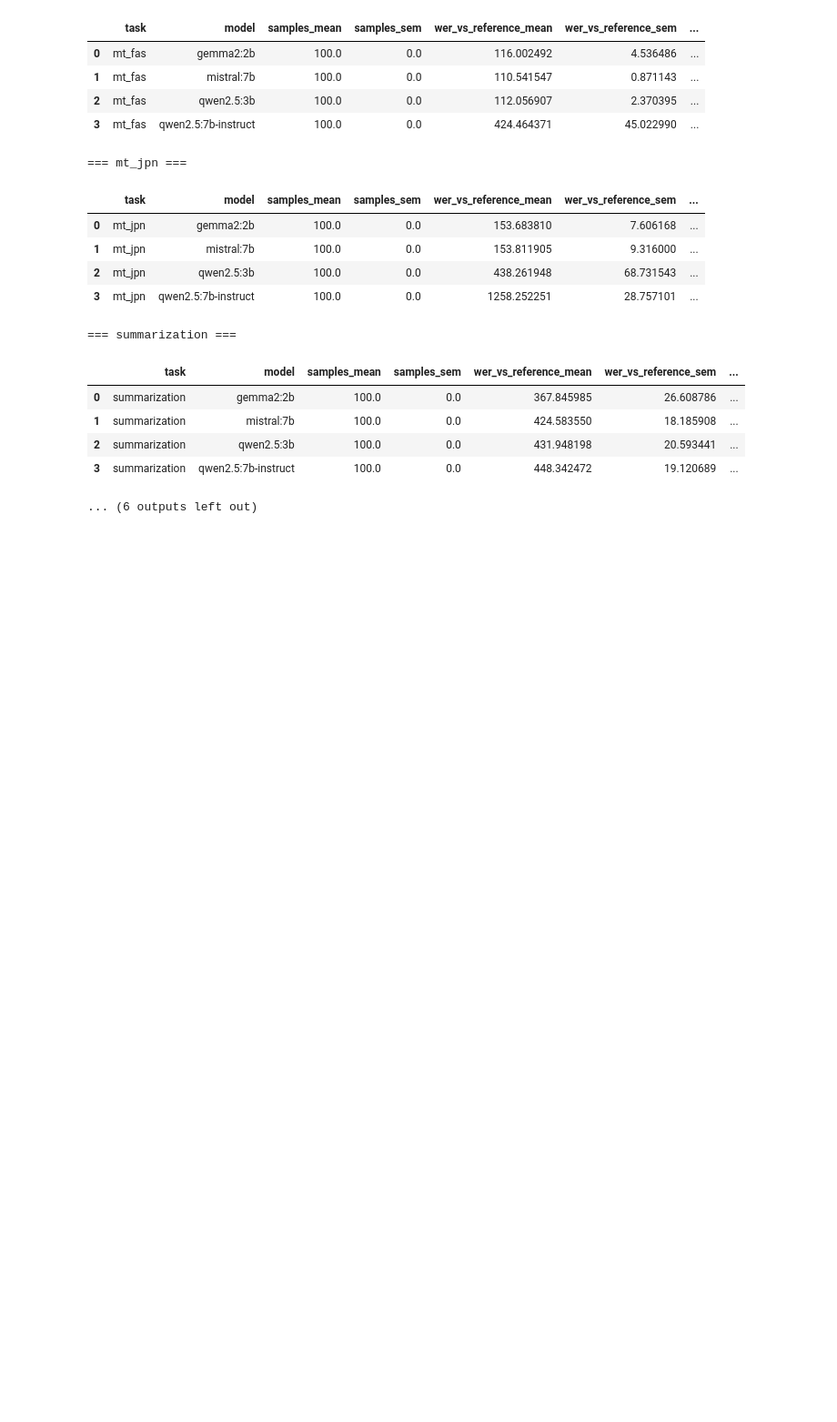
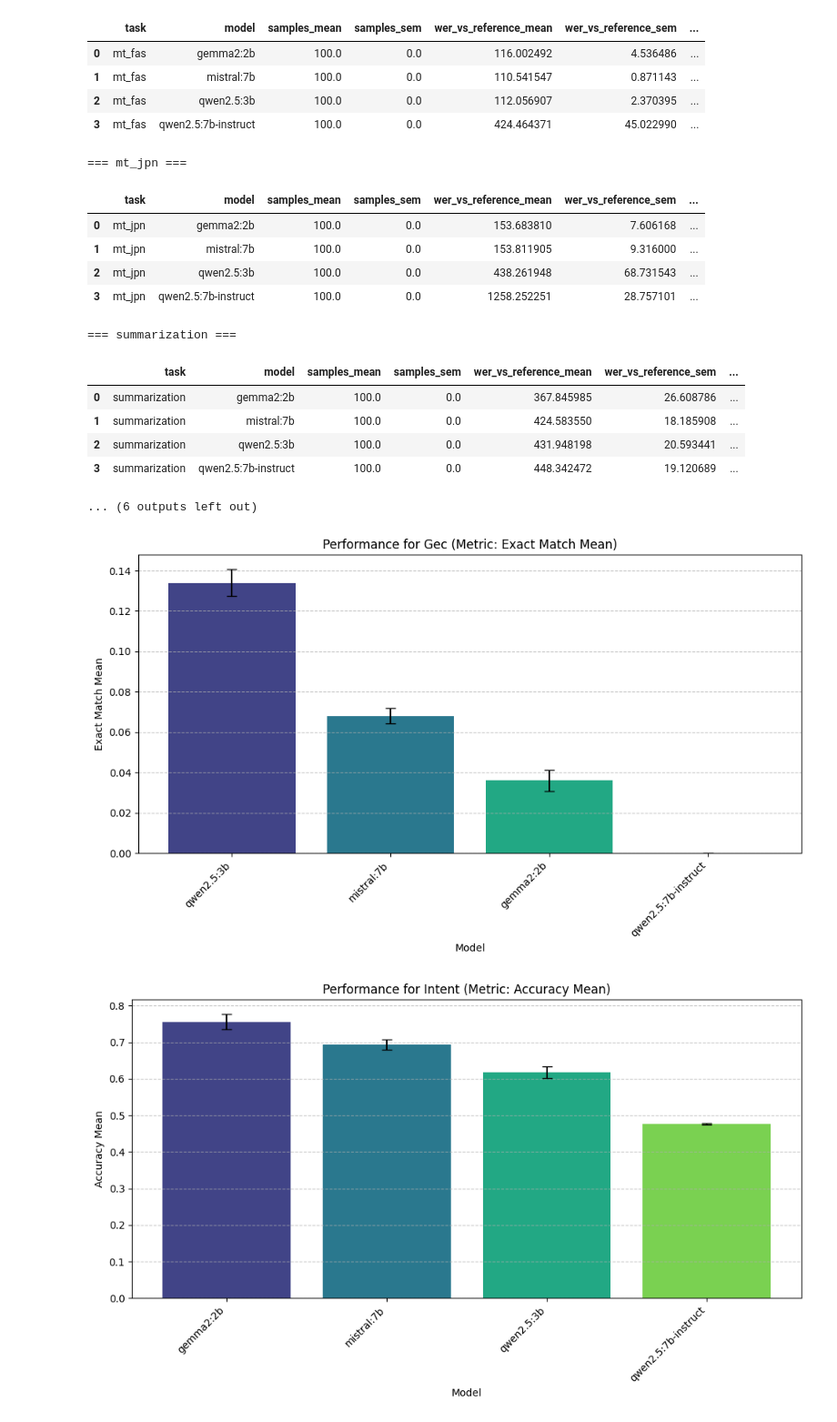
Before and after one commit to greek-nlp/benchmark, a Jupyter notebook: suite_benchmark_colab_monte_carlo.ipynb, the cells around one changed output. Shown at 91% size. Cells and saved outputs as stored; diff of their text form; code cells hidden in the pictures; blank space fills up the shorter version.

Commit message:
Added diagrams

```diff
--- a/suite_benchmark_colab_monte_carlo.ipynb
+++ b/suite_benchmark_colab_monte_carlo.ipynb
@@ -586,3 +586,59 @@ combined_summary
 | 2 | summarization | qwen2.5:3b | 100.0 | 0.0 | 431.948198 | 20.593441 | ... |
 | 3 | summarization | qwen2.5:7b-instruct | 100.0 | 0.0 | 448.342472 | 19.120689 | ... |
 ... (6 outputs left out)
+# %%
+import matplotlib.pyplot as plt
+import seaborn as sns
+
+METRIC_PREFERENCES = [
+    "exact_match_mean",
+    "accuracy_mean",
+    "macro_f1_mean",
+    "wer_vs_reference_mean",
+    "cer_vs_reference_mean",
+    "avg_latency_seconds_mean",
+]
+
+LOWER_IS_BETTER = {"wer_vs_reference_mean", "cer_vs_reference_mean", "avg_latency_seconds_mean"}
+
+# Define a function to plot task performance
+def plot_task_performance(task_name, summary_df, metric, sem_column, ascending=False):
+    plt.figure(figsize=(10, 6))
+    sorted_df = summary_df.sort_values(metric, ascending=ascending)
+
+    # Use matplotlib directly to avoid seaborn aggregation issues with yerr
+    plt.bar(
+        sorted_df['model'],
+        sorted_df[metric],
+        yerr=sorted_df[sem_column],
+        capsize=5,
+        color=sns.color_palette('viridis', len(sorted_df))
+    )
+
+    plt.title(f'Performance for {task_name.replace("_", " ").title()} (Metric: {metric.replace("_", " ").title()})')
+    plt.xlabel('Model')
+    plt.ylabel(metric.replace("_", " ").title())
+    plt.xticks(rotation=45, ha='right')
+    plt.grid(axis='y', linestyle='--', alpha=0.7)
+    plt.tight_layout()
+    plt.show()
+
+# Generate plots for each shared task
+for task_name in SHARED_TASKS:
+    summary = task_summaries[task_name].copy()
+
+    # Find the primary metric for the task
+    metric = next((column for column in METRIC_PREFERENCES if column in summary.columns), None)
+    if metric is None:
+        print(f"No suitable metric found for task: {task_name}. Skipping visualization.")
+        continue
+
+    sem_column = metric.replace('_mean', '_sem') # Assuming _mean metrics have corresponding _sem columns
+
+    # Determine if lower is better for sorting and plot interpretation
+    ascending = metric in LOWER_IS_BETTER
+
+    plot_task_performance(task_name, summary, metric, sem_column, ascending)
+# %% [output]
+[figure, added]
+[figure, added]
```
Also changed, not shown: parts of 1 cell of this notebook.
